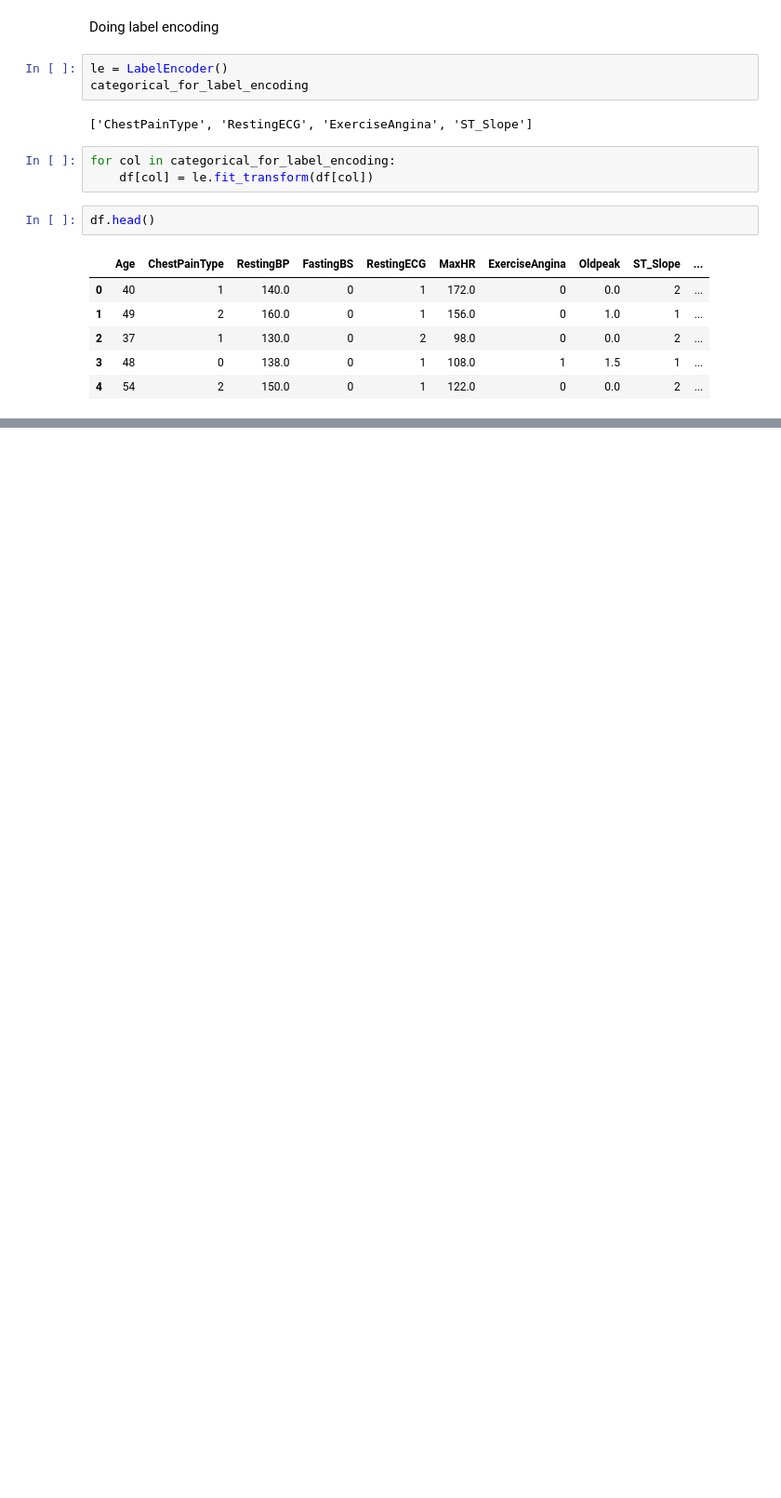
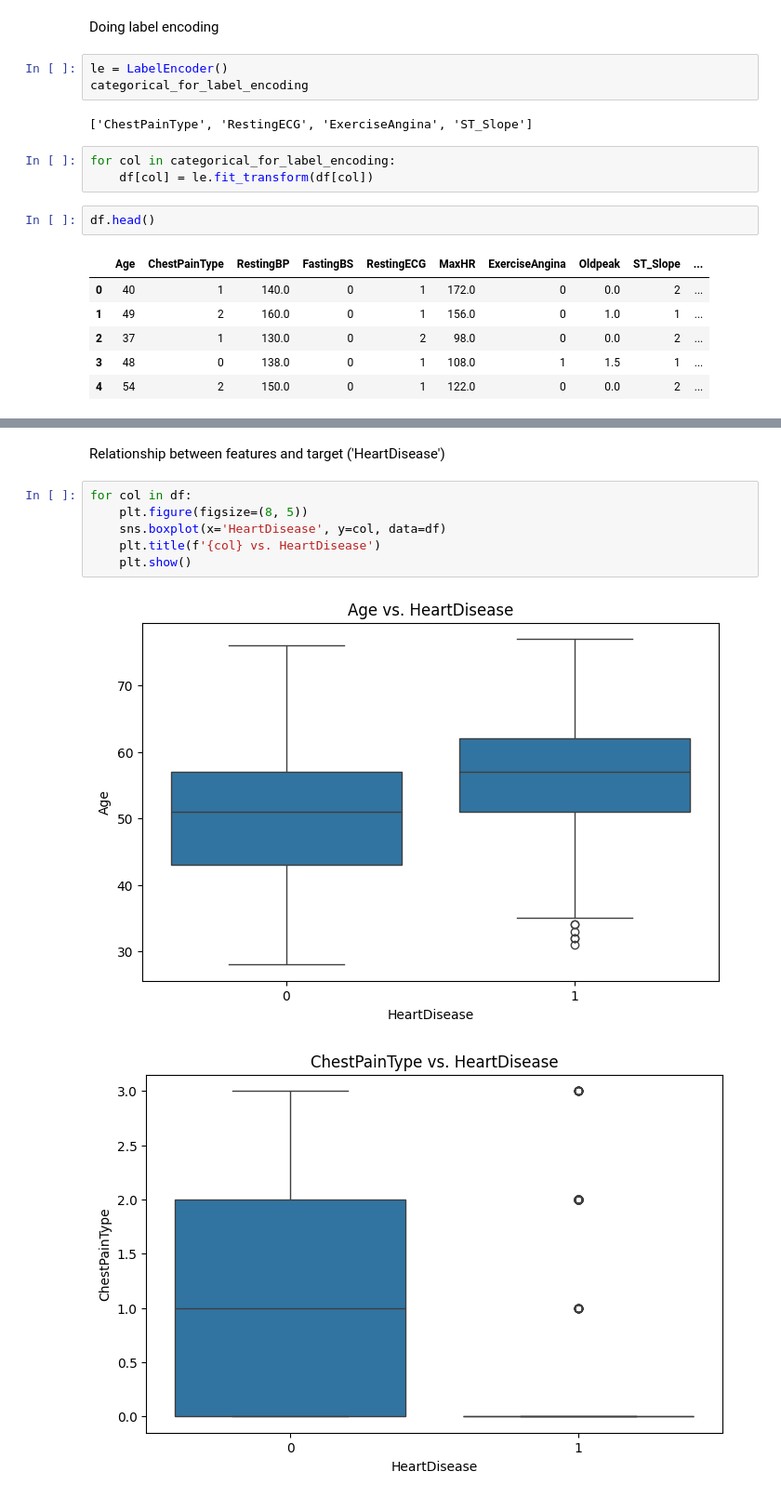
Before and after one commit to abukhalidsiddique/Heart_Failure_Prediction, a Jupyter notebook: Index.ipynb, the cells around one changed output, grey strips where cells are left out. Shown at 93% size. Cells and saved outputs as stored; diff of their text form; blank space fills up the shorter version.

```diff
--- a/Index.ipynb
+++ b/Index.ipynb
@@ -429,0 +441,11 @@ df.head()
+# %% [markdown]
+Relationship between features and target ('HeartDisease')
+# %%
+for col in df:
+    plt.figure(figsize=(8, 5))
+    sns.boxplot(x='HeartDisease', y=col, data=df)
+    plt.title(f'{col} vs. HeartDisease')
+    plt.show()
+# %% [output]
+[figure, added]
+[figure, added]
```
Also changed, not shown: parts of 4 cells of this notebook.
